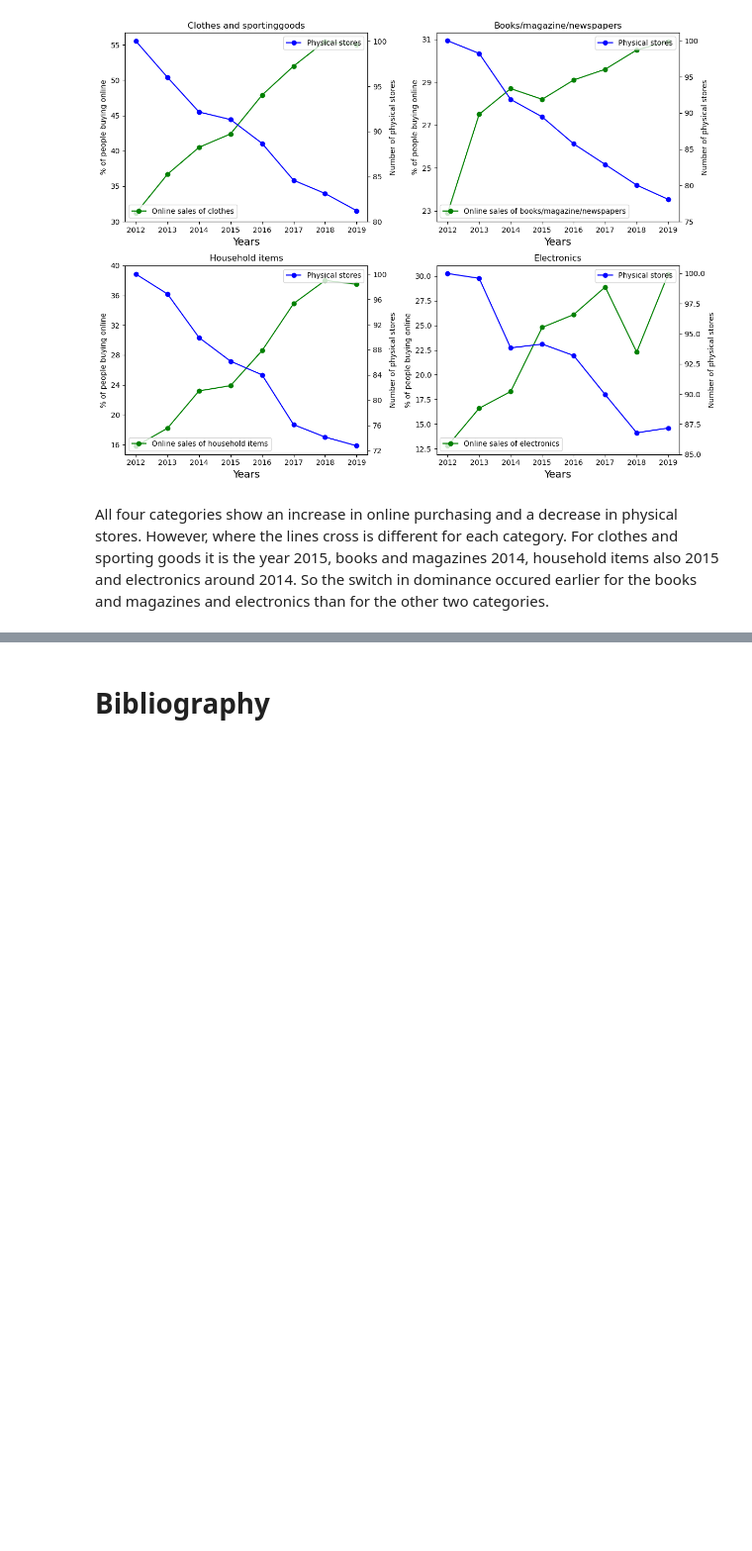
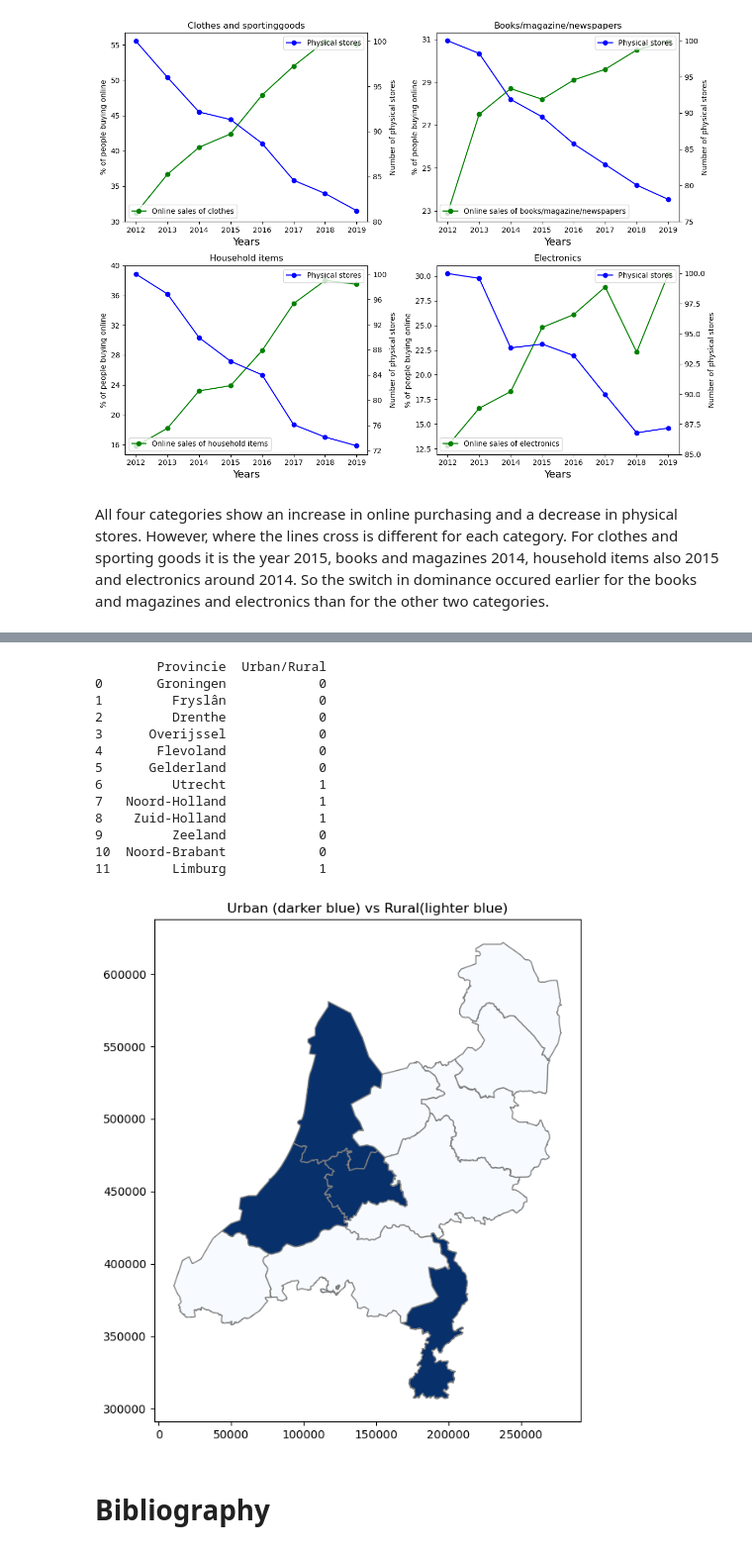
Before and after one commit to Lmolkenboer/TIL6022-project, a Jupyter notebook: project_template_new_2.ipynb, the cells around one changed output, grey strips where cells are left out. Shown at 99% size. Drawn from its saved outputs; the diff is of its cells as text; code cells hidden in the pictures; blank space fills up the shorter version.

```diff
--- a/project_template_new_2.ipynb
+++ b/project_template_new_2.ipynb
@@ -83,6 +84,7 @@ online_men = pd.read_csv('Data_online_shopping_men.csv', delimiter = ';', index_
 online_women = pd.read_csv('Data_online_shopping_women.csv', delimiter = ';', index_col = 0)
 shopping_online = pd.read_csv('Data_online_shopping_total.csv', delimiter=';')
 phys_stores = pd.read_csv('Stores_country_data.csv', delimiter=';')
+density = pd.read_csv('dichtbevolkt2.csv', delimiter=';')
 # %%
 #Plot 1: Plot to see the population growth through the years
 
@@ -260,3 +305,38 @@ All four categories show an increase in online purchasing and a decrease in phys
+# %%
+density.iloc[:,4]
+
+dftest2 = []
+for i in range(0, 12):
+    t = density.iloc[i,4]
+    dftest2.append(t)
+
+dfnew2 = pd.DataFrame(dftest2, columns = ['Urban/Rural'])
+df_dens = pd.concat([province,dfnew2], axis=1)
+print(df_dens)
+
+gdf_prov_dens = pd.merge(gdf_prov, df_dens, left_on='PROV_NAAM', right_on='Provincie', how='left')
+
+fig, ax = plt.subplots(figsize=(8,8))
+
+column = 'Urban/Rural'
+gdf_prov_dens.plot(ax=ax, edgecolor='gray', cmap='Blues', column=column, legend=False)
+plt.title("Urban (darker blue) vs Rural(lighter blue)")
+plt.show()
+# %% [output]
+        Provincie  Urban/Rural
+0       Groningen            0
+1         Fryslân            0
+2         Drenthe            0
+3      Overijssel            0
+4       Flevoland            0
+5      Gelderland            0
+6         Utrecht            1
+7   Noord-Holland            1
+8    Zuid-Holland            1
+9         Zeeland            0
+10  Noord-Brabant            0
+11        Limburg            1
+[figure, added]
 # %% [markdown]
 # Bibliography
 # %% [markdown]
```
Also changed, not shown: parts of 3 cells of this notebook, 1 other file.
